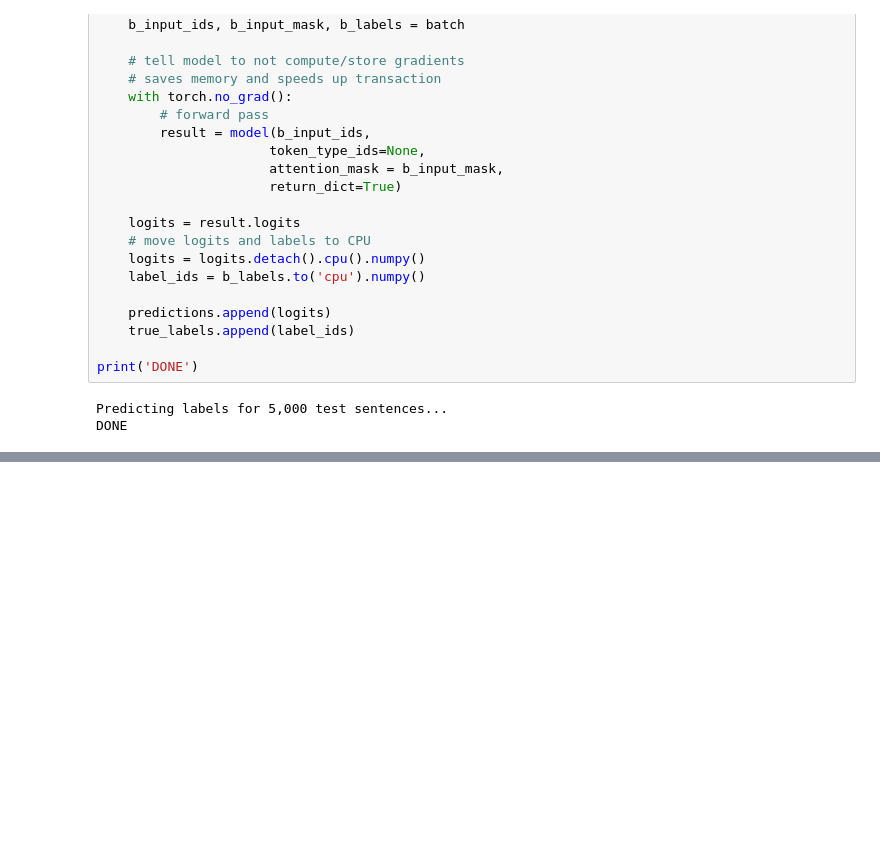
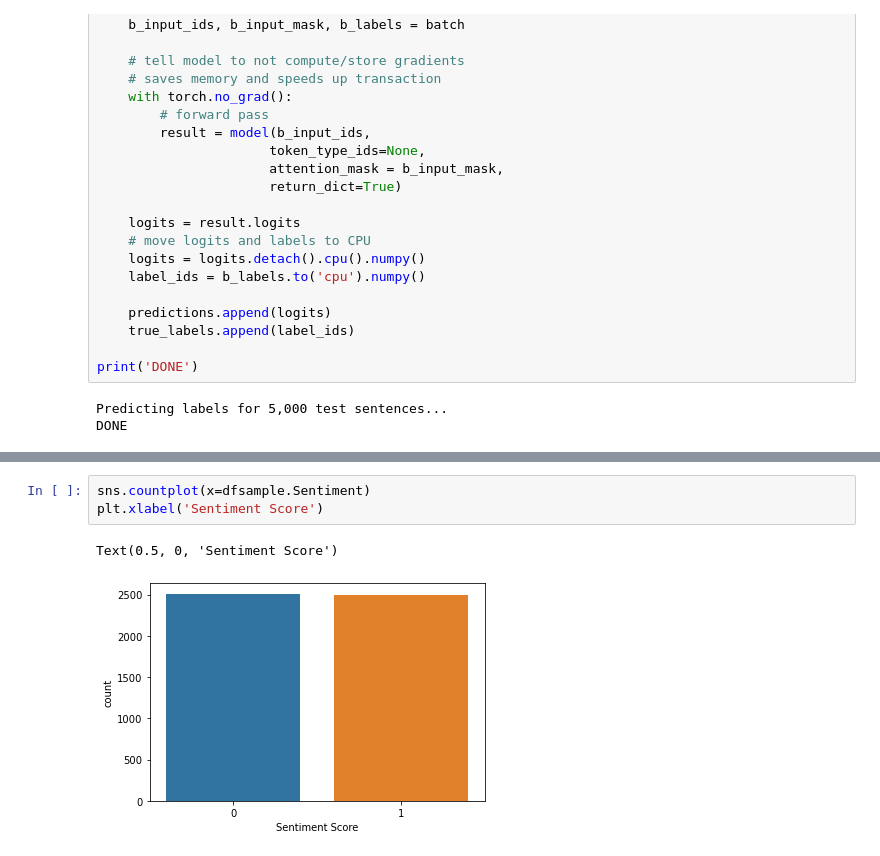
Before and after one commit to PhilipCappello/FineTuningBert, a Jupyter notebook: DefaultBert.ipynb, the cells around one changed output, grey strips where cells are left out. Saved outputs shown, nothing was run; the diff lists cells and outputs as text; blank space fills up the shorter version.

```diff
--- a/DefaultBert.ipynb
+++ b/DefaultBert.ipynb
@@ -330,0 +392,6 @@ Positive samples: 2530 of 5000 (50.60%)
+# %%
+sns.countplot(x=dfsample.Sentiment)
+plt.xlabel('Sentiment Score')
+# %% [output]
+Text(0.5, 0, 'Sentiment Score')
+[figure, added]
```
Also changed, not shown: parts of 11 cells of this notebook, 1 other file.
